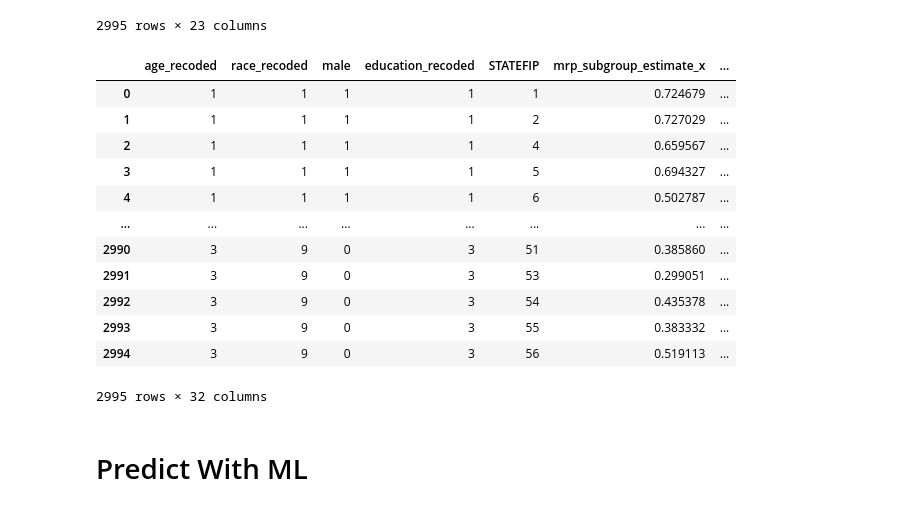
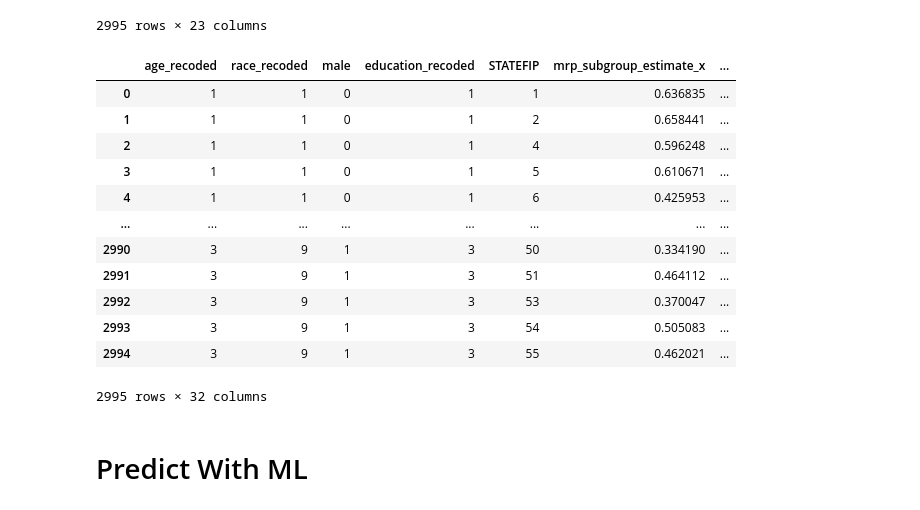
Before and after one commit to pmench/mrp-team, a Jupyter notebook: src/clean_ML.ipynb, the cells around one changed output. Drawn from its saved outputs; the diff is of its cells as text; code cells hidden in the pictures.

```diff
--- a/src/clean_ML.ipynb
+++ b/src/clean_ML.ipynb
@@ -501,7 +515,7 @@ nat_2020_june_clean2.dropna(subset = ['STATEFIP'], how = 'all', inplace = True)
 nat_2020_june_clean2 = nat_2020_june_clean2.dropna()
 X = nat_2020_june_clean2.drop(columns = ['vote_choice_recoded', 'STATEFIP'])
 y = nat_2020_june_clean2['vote_choice_recoded']
-X_train, X_test, y_train, y_test = train_test_split(X, y, test_size = 0.6, random_state = 13)
+X_train, X_test, y_train, y_test = train_test_split(X, y, test_size = 0.55, random_state = 11)
 june_pred_probs, june_pred,new_model_june = modelFunc(X_train, y_train, X_test, y_test, nat_2020_june, models)
 features=X_train.columns
 importances = new_model_june.feature_importances_
@@ -532,7 +546,7 @@ best model RandomForestClassifier(max_depth=6, max_features=0.3, min_samples_spl
 at_2020_aug_clean2 = nat_2020_aug_clean2.dropna()
 X = nat_2020_aug_clean2.drop(columns = ['vote_choice_recoded', 'STATEFIP'])
 y = nat_2020_aug_clean2['vote_choice_recoded']
-X_train, X_test, y_train, y_test = train_test_split(X, y, test_size = 0.6, random_state = 13)
+X_train, X_test, y_train, y_test = train_test_split(X, y, test_size = 0.55, random_state = 11)
 aug_pred_probs, aug_pred, new_model_aug = modelFunc(X_train, y_train, X_test, y_test, nat_2020_aug, models)
 features=X_train.columns
 importances = new_model_aug.feature_importances_
@@ -714,7 +728,8 @@ merged_df = merge_mar_june_aug.copy()
 # merged_df = merge_mar_june
 post_strat = pd.read_csv("../data/post_stratification_data_by_state.csv")
 
-propensity = pd.read_csv("../data/new_prop_scores_all.csv")
+# propensity = pd.read_csv("../data/new_prop_scores_all.csv")
+propensity = pd.read_csv("../data/prop_scores_2020_no_comet.csv")
 
 
 
@@ -881,7 +897,7 @@ propensity_strat['ML_pred'] = propensity_strat['ML_pred'].fillna(propensity_stra
 # propensity_strat['ML_pred'] = (propensity_strat['ML_pred_mar']  + propensity_strat['ML_pred_june'] * 5  + propensity_strat['ML_pred_aug']) / 7
 
 propensity_strat.loc[propensity_strat['ML_pred'] == 0, 'ML_pred'] = propensity_strat['mrp_subgroup_estimate'] / 10
-propensity_strat.loc[propensity_strat['ML_pred'] == 1, 'ML_pred'] = 1 - (propensity_strat['mrp_subgroup_estimate'] / 4 )
+propensity_strat.loc[propensity_strat['ML_pred'] == 1, 'ML_pred'] = 1 - (propensity_strat['mrp_subgroup_estimate'] / 10)
 
 
 # weight the mrp and ml predictions by the PERWT_scaled
@@ -951,7 +967,8 @@ census_by_state2 = pd.merge(census_by_state, turnout_state, on = ['STATE_NAME'])
 census_by_state2['PERWT_state_scaled'] = census_by_state2['PERWT_scaled'] / 100 * census_by_state2['2020_turnout']
 # %%
 
-allStates = pd.read_csv("../data/new_prop_scores_all.csv")
+# allStates = pd.read_csv("../data/new_prop_scores_all.csv")
+allStates = pd.read_csv("../data/prop_scores_2020_no_comet.csv")
 
 
 elec_votes = pd.read_csv("../data/2020_electoral_results.csv")
@@ -970,44 +987,44 @@ turnout_state['STATE_NAME'] = turnout_state['State'].str.lower()
 allStates = pd.merge(allStates, turnout_state, on = ['STATE_NAME'])
 allStates['PERWT_state_scaled_2016'] = allStates['PERWT'] * allStates['2016_turnout'] / 100
 allStates['PERWT_state_scaled_2020'] = allStates['PERWT'] * allStates['2020_turnout'] / 100
 allStates['PERWT_scaled'] = allStates.apply(
     lambda row: row['PERWT'] * 0.595 if row['male'] else row['PERWT'] * 0.63, axis=1
 )
 
 multipliers_age = {
     1: 0.55,
     2: 0.656,
     3: 0.73,
 }
 # White 69.8, black 58.7, asian 42.8, latino 38.8
 # 2018 57.5, 51.4, 40.4, 40.3
 
 multipliers = {
     1: 0.575,
     2: 0.514,
     3: 0.404,
     4: 0.403,
     9: 0.5
 }
 
 # make perwt scaled multiplied if its white black asian or latino
 allStates['PERWT_scaled_race'] = allStates.apply(lambda row: row['PERWT'] * multipliers[row['race_recoded']], axis=1)
 
 allStates['PERWT_scaled_age'] = allStates.apply(lambda row: row['PERWT'] * multipliers_age[row['age_recoded']], axis=1)
 allStates
 # %% [output]
 |  | age_recoded | race_recoded | male | education_recoded | STATEFIP | mrp_subgroup_estimate_x | ... |
-| 0 | 1 | 1 | 1 | 1 | 1 | 0.724679 | ... |
-| 1 | 1 | 1 | 1 | 1 | 2 | 0.727029 | ... |
-| 2 | 1 | 1 | 1 | 1 | 4 | 0.659567 | ... |
-| 3 | 1 | 1 | 1 | 1 | 5 | 0.694327 | ... |
-| 4 | 1 | 1 | 1 | 1 | 6 | 0.502787 | ... |
+| 0 | 1 | 1 | 0 | 1 | 1 | 0.636835 | ... |
+| 1 | 1 | 1 | 0 | 1 | 2 | 0.658441 | ... |
+| 2 | 1 | 1 | 0 | 1 | 4 | 0.596248 | ... |
+| 3 | 1 | 1 | 0 | 1 | 5 | 0.610671 | ... |
+| 4 | 1 | 1 | 0 | 1 | 6 | 0.425953 | ... |
 | ... | ... | ... | ... | ... | ... | ... | ... |
-| 2990 | 3 | 9 | 0 | 3 | 51 | 0.385860 | ... |
-| 2991 | 3 | 9 | 0 | 3 | 53 | 0.299051 | ... |
-| 2992 | 3 | 9 | 0 | 3 | 54 | 0.435378 | ... |
-| 2993 | 3 | 9 | 0 | 3 | 55 | 0.383332 | ... |
-| 2994 | 3 | 9 | 0 | 3 | 56 | 0.519113 | ... |
+| 2990 | 3 | 9 | 1 | 3 | 50 | 0.334190 | ... |
+| 2991 | 3 | 9 | 1 | 3 | 51 | 0.464112 | ... |
+| 2992 | 3 | 9 | 1 | 3 | 53 | 0.370047 | ... |
+| 2993 | 3 | 9 | 1 | 3 | 54 | 0.505083 | ... |
+| 2994 | 3 | 9 | 1 | 3 | 55 | 0.462021 | ... |
 2995 rows × 32 columns
 # %% [markdown]
 # Predict With ML
```
Also changed, not shown: parts of 28 cells of this notebook, 3 other files.
